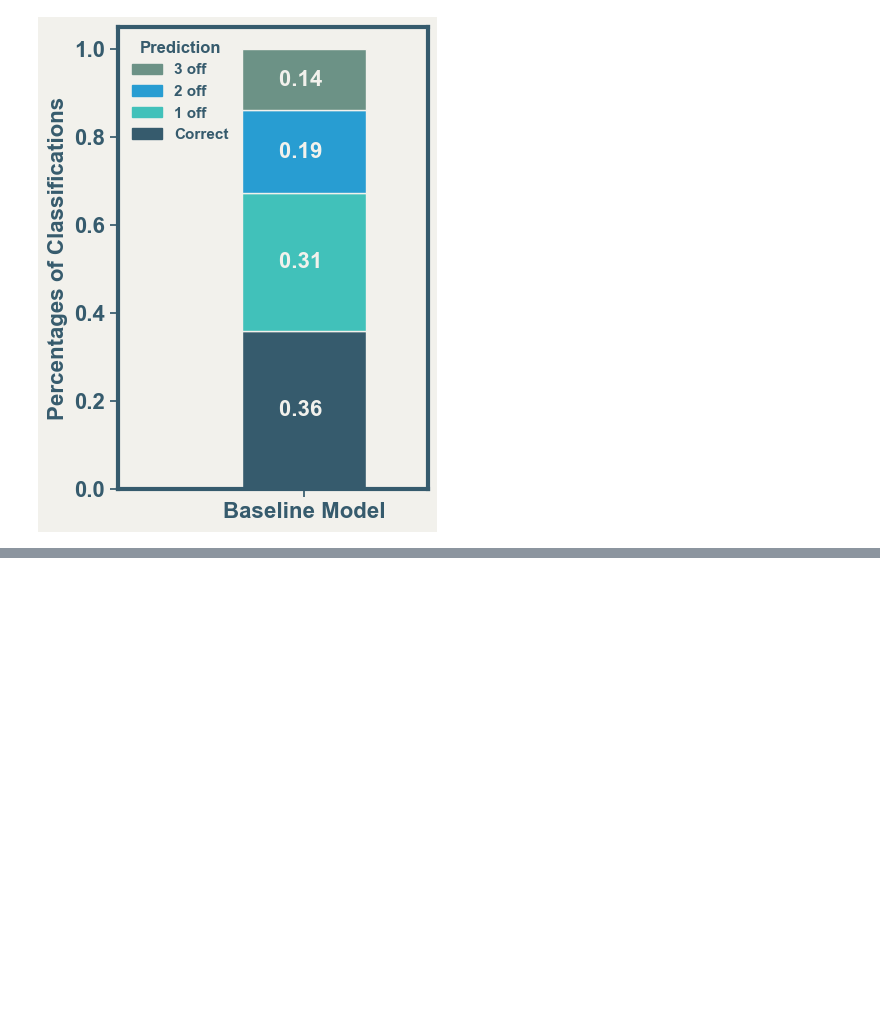
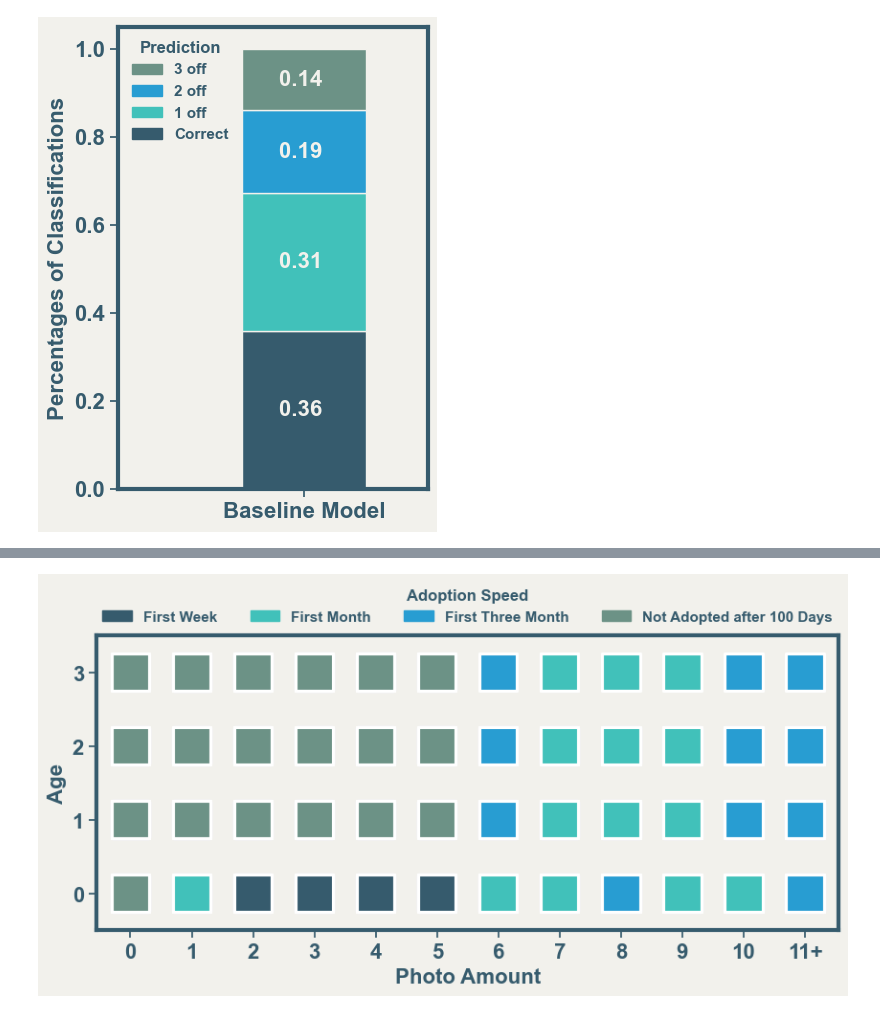
Before and after one commit to LanaCasselmann/ds_capstone_pet_adoptability, a Jupyter notebook: notebooks/model_vis.ipynb, the cells around one changed output, grey strips where cells are left out. Drawn from its saved outputs; the diff is of its cells as text; code cells hidden in the pictures; blank space fills up the shorter version.

```diff
--- a/notebooks/model_vis.ipynb
+++ b/notebooks/model_vis.ipynb
@@ -660,0 +667,4 @@ plt.show();
+# %%
+df_bl_pred_plot = df_bl_pred.copy()
+list_row = [3, 8, 2, 2]
+df_bl_pred_plot.loc[11561] = list_row
@@ -660,0 +687,34 @@ plt.show();
+# %%
+fig = plt.figure(figsize=(10,4))
+plot_bs = sns.scatterplot(data=df_bl_pred_plot,
+                          x='photoamt_11',
+                          y='age_bin',
+                          hue='adoptionspeed_pred',
+                          palette=['#365b6d', '#41c1ba', '#289dd2', '#6c9286'],
+                          marker='s',
+                          s=800)
+
+plt.xlabel('Photo Amount')
+plt.ylabel('Age')
+#plt.title('Model Performance on Target Groups')#, fontsize=24)
+plt.yticks(ticks=np.linspace(0,3,4))
+plt.xticks(ticks=np.linspace(0,11,12))
+plot_bs.set_xticklabels(np.append(np.linspace(0,10,11).astype(int),'11+'))
+
+#mod_plot.set_xticklabels(['First Week','First Month','First Three Month','Not Adopted after 100 Days'])
+
+# #restrict x axis
+plt.ylim([-0.5, 3.5])
+#plt.xlim([-0.5, 14])
+#place legend outside top right corner of plot
+legend_labels = ['First Week','First Month','First Three Month','Not Adopted after 100 Days']
+legend_handles = [mpatches.Patch(color=color, label=label) for color, label in zip(['#365b6d', '#41c1ba', '#289dd2', '#6c9286'], legend_labels)]
+#plt.legend(handles=legend_handles[::-1], title='Adoption Speed')#, title_fontsize=14, bbox_to_anchor=(0.65, 0.90), loc='upper left')
+#plt.legend(bbox_to_anchor=(1.02, 1), loc='upper left', borderaxespad=0, handles=legend_handles, title='Adoption Speed')
+plt.legend(bbox_to_anchor=(0,1.02, 1, .102), loc='lower left', ncols=4,mode='expand', borderaxespad=0, handles=legend_handles, title='Adoption Speed')
+
+# safe figure as...
+#plt.savefig('../images/presentation/photoamt_with_line.jpg')
+plt.show();
+# %% [output]
+[figure, added]
```
Also changed, not shown: parts of 5 cells of this notebook.
